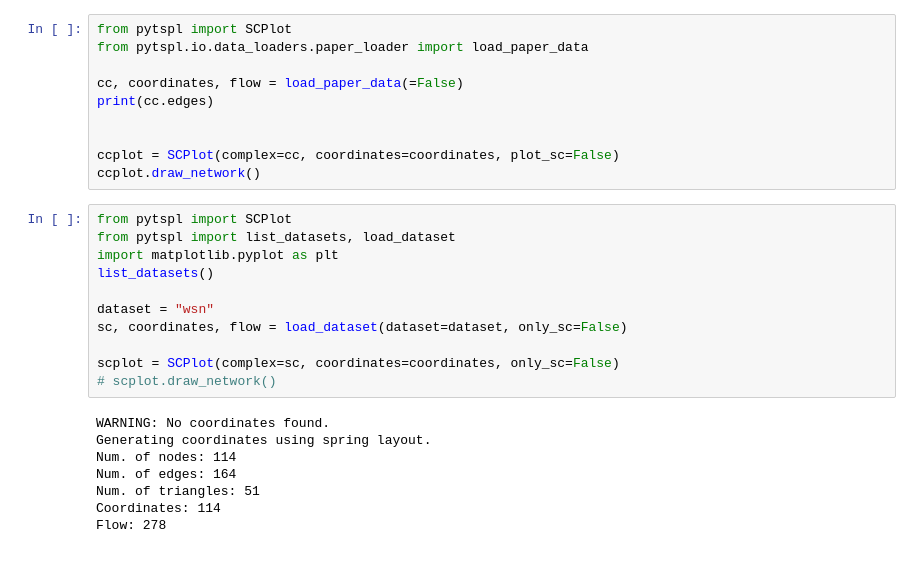
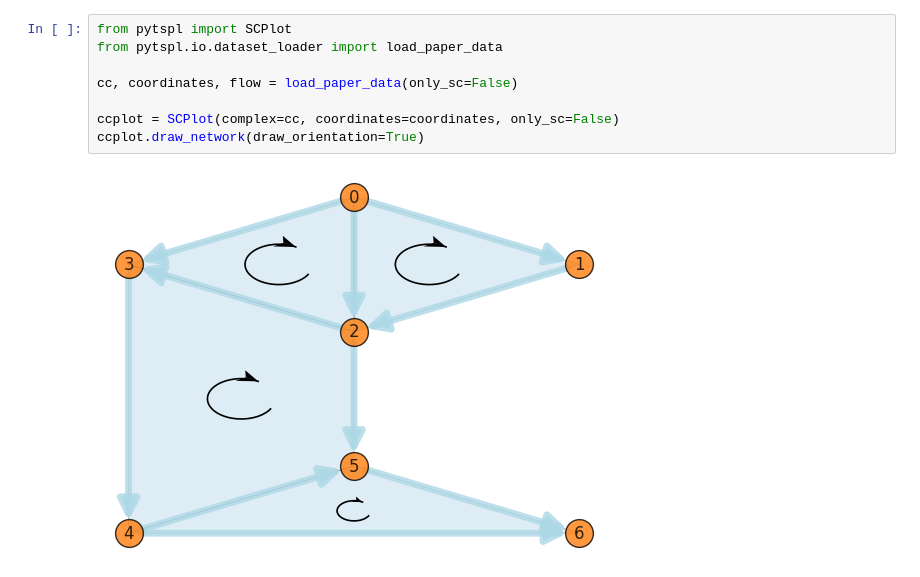
Before and after one commit to Stefan4814/pytspl, a Jupyter notebook: notebooks/cell_complexes.ipynb, the cells around one changed output. Drawn from its saved outputs; the diff is of its cells as text.

Commit message:
added orientation to the plots

```diff
--- a/notebooks/cell_complexes.ipynb
+++ b/notebooks/cell_complexes.ipynb
@@ -1,29 +1,10 @@
 # %%
 from pytspl import SCPlot
-from pytspl.io.data_loaders.paper_loader import load_paper_data
+from pytspl.io.dataset_loader import load_paper_data
 
-cc, coordinates, flow = load_paper_data(=False)
-print(cc.edges)
+cc, coordinates, flow = load_paper_data(only_sc=False)
 
-
-ccplot = SCPlot(complex=cc, coordinates=coordinates, plot_sc=False)
-ccplot.draw_network()
+ccplot = SCPlot(complex=cc, coordinates=coordinates, only_sc=False)
+ccplot.draw_network(draw_orientation=True)
+# %% [output]
+[figure, added]
-# %%
-from pytspl import SCPlot
-from pytspl import list_datasets, load_dataset
-import matplotlib.pyplot as plt
-list_datasets()
-
-dataset = "wsn"
-sc, coordinates, flow = load_dataset(dataset=dataset, only_sc=False)
-
-scplot = SCPlot(complex=sc, coordinates=coordinates, only_sc=False)
-# scplot.draw_network()
-# %% [output]
-WARNING: No coordinates found.
-Generating coordinates using spring layout.
-Num. of nodes: 114
-Num. of edges: 164
-Num. of triangles: 51
-Coordinates: 114
-Flow: 278
```
Also changed, not shown: parts of 9 cells of this notebook, 1 other file.
